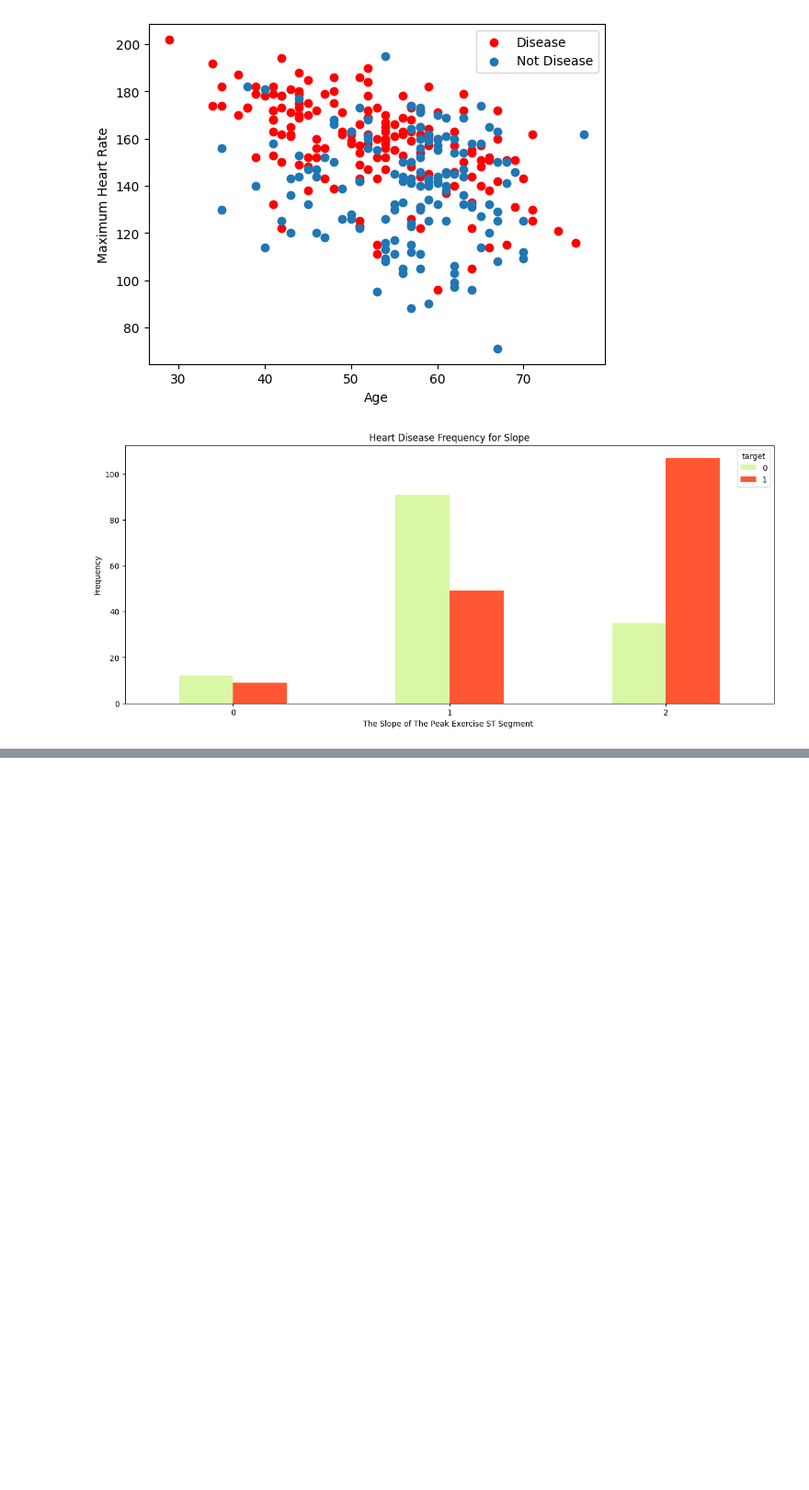
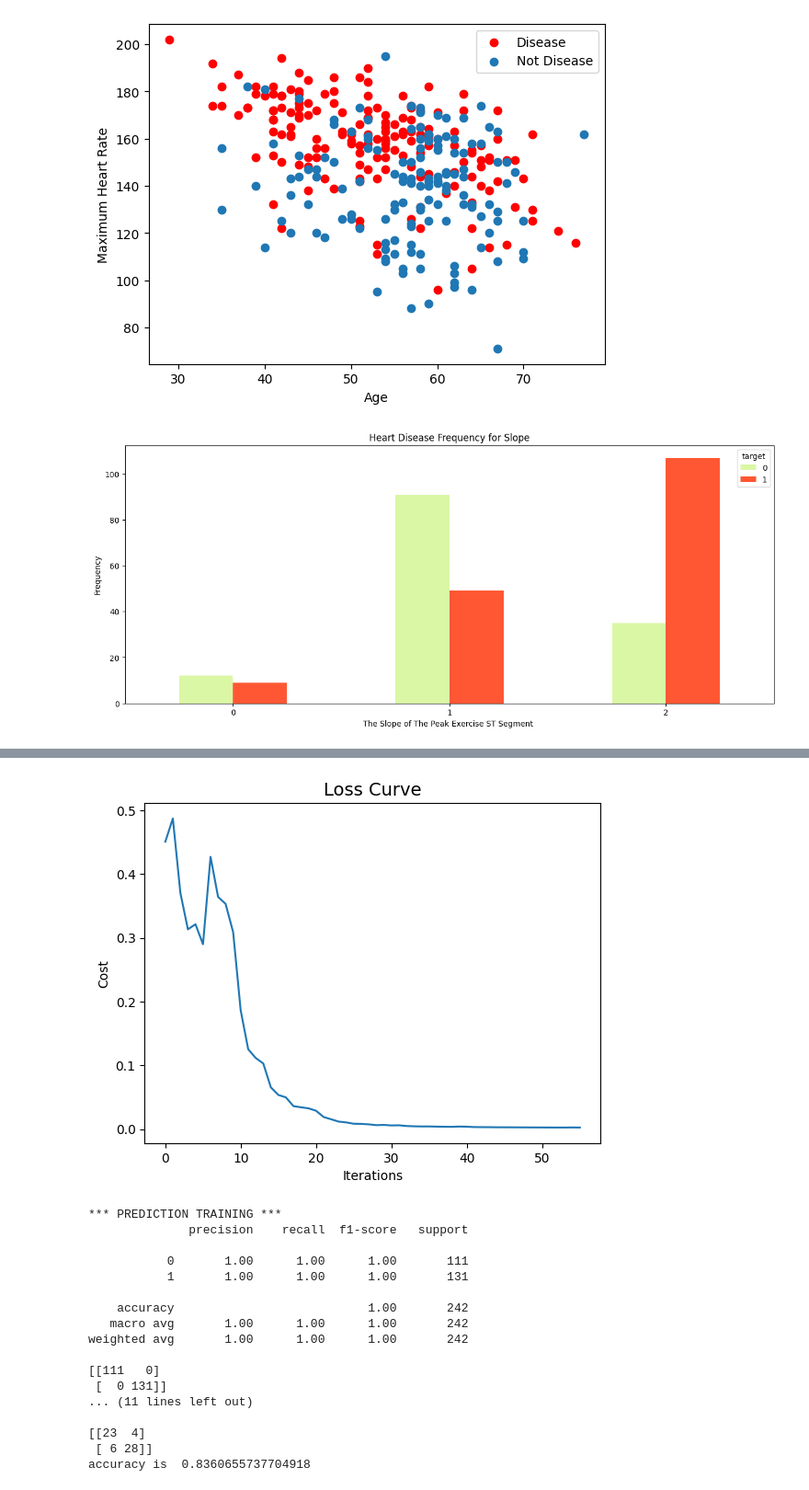
Before and after one commit to Naufal72k/Python-Refresher, a Jupyter notebook: JST/Main.ipynb, the cells around one changed output, grey strips where cells are left out. Shown at 92% size. Cells and saved outputs as stored; diff of their text form; code cells hidden in the pictures; blank space fills up the shorter version.

```diff
--- a/JST/Main.ipynb
+++ b/JST/Main.ipynb
@@ -122,0 +154,42 @@ plt.show()
+# %%
+#0.1 SEPARATING THE DEPENDENT AND INDEPENDENT VARIABLES ( x, y )
+y = tmpData.target.values
+x = tmpData.drop(['target'], axis = 1)
+x_train, x_test, y_train, y_test = train_test_split(x,y,test_size = 0.2,random_state=0)
+#0.2 Performs data Normalization using StandardScaler
+scaler = StandardScaler()
+#0.3 Fit only to the training data
+scaler.fit(x_train)
+StandardScaler(copy=True, with_mean=True, with_std=True)
+#0.4 Now apply the transformations to the data:
+x_Train = scaler.transform(x_train)
+x_Test = scaler.transform(x_test)
+# %%
+accuracies={}
+
+#1. CREATE ANN
+mlp_sgd = MLPClassifier(learning_rate_init=0.25, activation='relu',hidden_layer_sizes=(64), max_iter=500, alpha=1e-4,
+                    solver='sgd', verbose=1, tol=1e-4, random_state=1,batch_size=20)
+
+#2. TRAINNING
+mlp_sgd.fit(x_Train,y_train)
+print(mlp_sgd)
+
+#Plot Error
+plt.plot(mlp_sgd.loss_curve_)
+plt.title("Loss Curve", fontsize=14)
+plt.xlabel('Iterations')
+plt.ylabel('Cost')
+plt.show()
+
+#3. Testing Model
+print("\n*** PREDICTION TRAINING ***" )
+y_pred = mlp_sgd.predict(x_Train)
+generateClassificationReport(y_train,y_pred)
+
+print("\n*** PREDICTION TESTING ***" )
+y_pred = mlp_sgd.predict(x_Test)
+generateClassificationReport(y_test,y_pred)
+
+accuracies['SGD'] = 100*mlp_sgd.score(x_Test, y_test)
+# %% [output]
@@ -122,0 +213,18 @@ plt.show()
+[figure, added]
+*** PREDICTION TRAINING ***
+              precision    recall  f1-score   support
+
+           0       1.00      1.00      1.00       111
+           1       1.00      1.00      1.00       131
+
+    accuracy                           1.00       242
+   macro avg       1.00      1.00      1.00       242
+weighted avg       1.00      1.00      1.00       242
+
+[[111   0]
+ [  0 131]]
+... (11 lines left out)
+
+[[23  4]
+ [ 6 28]]
+accuracy is  0.8360655737704918
```
Also changed, not shown: parts of 12 cells of this notebook.
